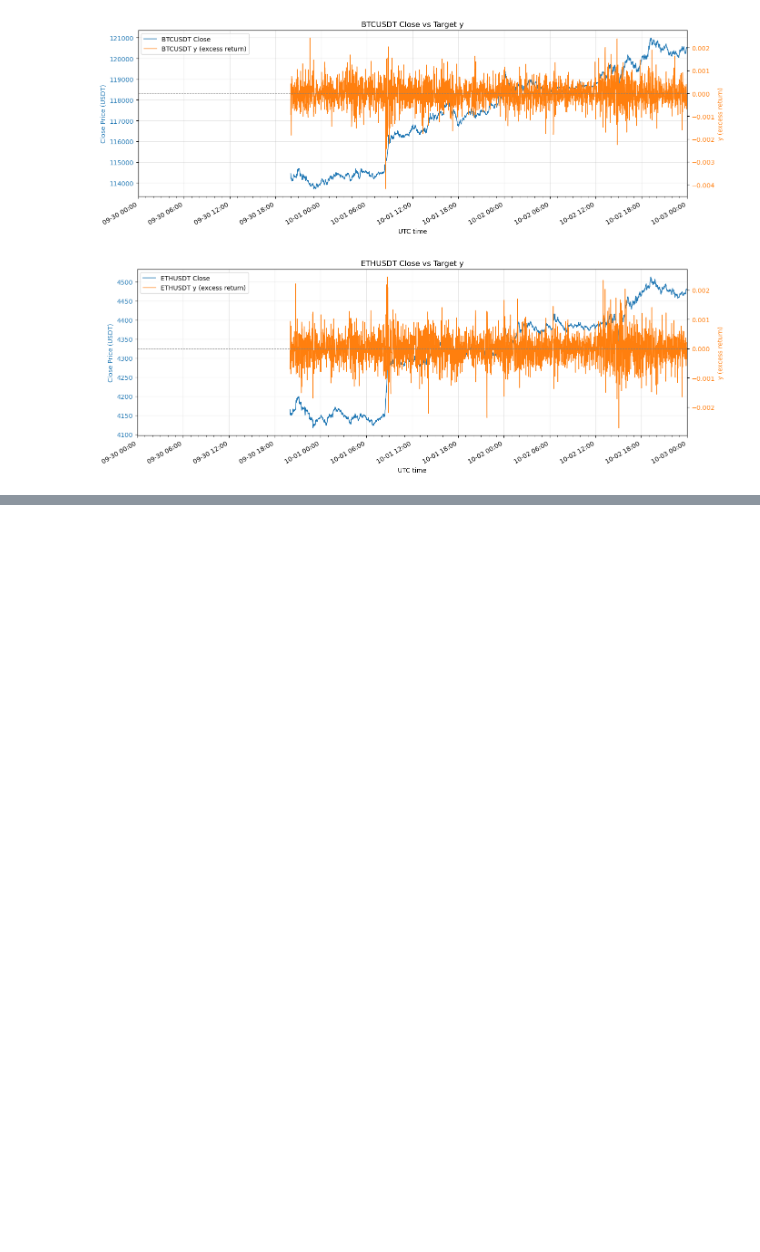
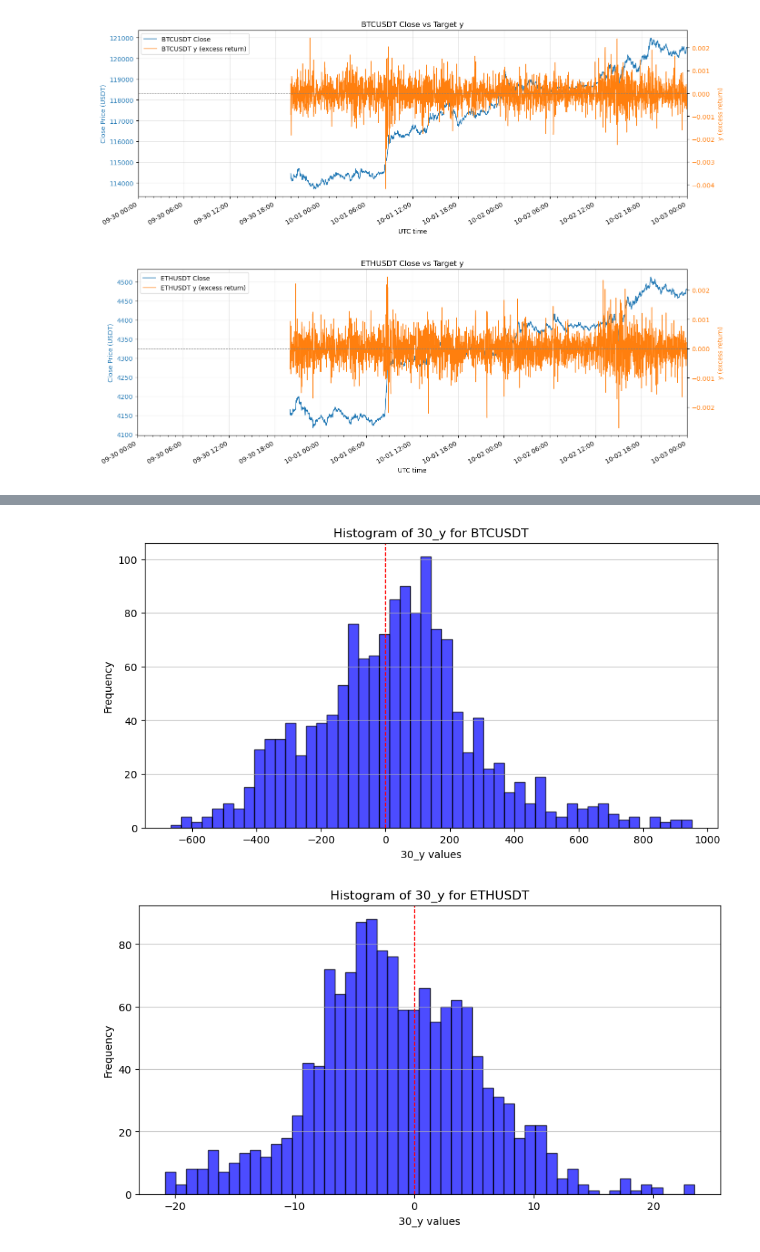
Before and after one commit to devilmaier/25_fall_deeplearning, a Jupyter notebook: visualization_and_y_generater.ipynb, the cells around one changed output, grey strips where cells are left out. Cells and saved outputs as stored; diff of their text form; code cells hidden in the pictures; blank space fills up the shorter version.

Commit message:
Added visualizing y

```diff
--- a/visualization_and_y_generater.ipynb
+++ b/visualization_and_y_generater.ipynb
@@ -891,0 +915,6 @@ plot_price_and_target_y("ETHUSDT", start=start_date, end=end_date, trim_to_y=Tru
+# %%
+for symbol in universe:
+    # check if symbol exists in df_y
+    if symbol not in df_y['symbol'].unique():
+        print(f"Symbol {symbol} not found in {HDF5_PATH}, skipping.")
+        continue
@@ -891,0 +1066,43 @@ plot_price_and_target_y("ETHUSDT", start=start_date, end=end_date, trim_to_y=Tru
+# %%
+# # want to draw a histogram of the y values for a specific symbol
+import matplotlib.pyplot as plt
+
+def plot_y_histogram(symbol: str, y_column: str = '30_y', bins: int = 50):
+    """
+    Plot histogram of target y values for a specific cryptocurrency symbol.
+
+    Args:
+        symbol (str): Cryptocurrency symbol to visualize (e.g., 'BTCUSDT', 'ETHUSDT')
+        y_column (str): The y column to plot (default '30_y')
+        bins (int): Number of histogram bins (default 50)
+    """
+    # Filter data for the specific symbol
+    symbol_data = df_y[df_y['symbol'] == symbol]
+
+    if symbol_data.empty:
+        print(f"No data found for symbol: {symbol}")
+        return
+
+    if y_column not in symbol_data.columns:
+        print(f"Column {y_column} not found in data.")
+        return
+
+    # Drop NaN values in the specified y column
+    y_values = symbol_data[y_column].dropna()
+
+    # Plot histogram
+    plt.figure(figsize=(10, 5))
+    plt.hist(y_values, bins=bins, color='blue', alpha=0.7, edgecolor='black')
+    plt.title(f'Histogram of {y_column} for {symbol}')
+    plt.xlabel(f'{y_column} values')
+    plt.ylabel('Frequency')
+    plt.grid(axis='y', alpha=0.75)
+    plt.axvline(0, color='red', linestyle='--', linewidth=1.0)
+    plt.show()
+
+# Example usage: Plot histogram for BTCUSDT and ETHUSDT
+plot_y_histogram('BTCUSDT', y_column='30_y', bins=50)
+plot_y_histogram('ETHUSDT', y_column='30_y', bins=50)
+# %% [output]
+[figure, added]
+[figure, added]
```
Also changed, not shown: parts of 7 cells of this notebook.
